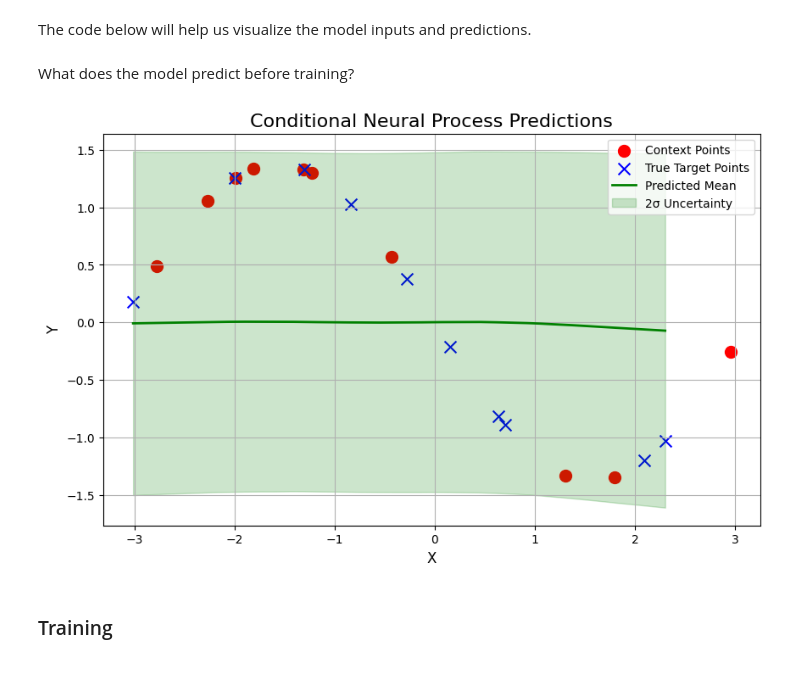
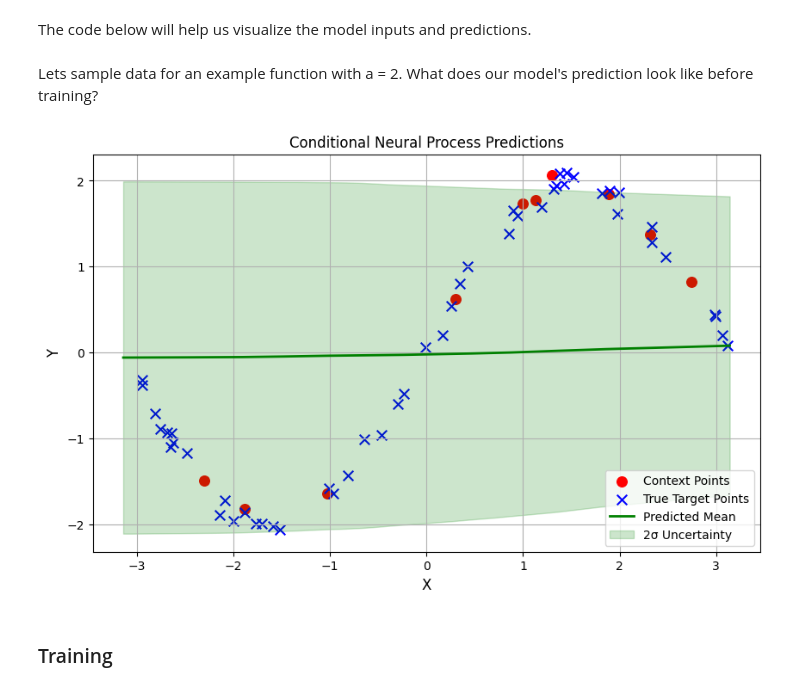
Before and after one commit to NeerjaKasture/blog, a Jupyter notebook: posts/Conditional Neural Process/CNP.ipynb, the cells around one changed output. Saved outputs shown, nothing was run; the diff lists cells and outputs as text; code cells hidden in the pictures.

```diff
--- a/posts/Conditional Neural Process/CNP.ipynb
+++ b/posts/Conditional Neural Process/CNP.ipynb
@@ -135,42 +140,46 @@ def visualize_cnp_predictions(model, context_x, context_y, target_x, target_y):
 
     with torch.no_grad():
         # Generate a dense range of x-values to plot the learned function smoothly
-        x_plot = torch.linspace(target_x.min().item(), target_x.max().item(), 500).unsqueeze(-1)
+        x_plot = torch.linspace(-np.pi, np.pi, 500, device=device).unsqueeze(-1)
+
 
         mu_pred, sigma_pred = model(context_x, context_y, x_plot)
-        context_x_np = context_x.numpy()
-        context_y_np = context_y.numpy()
-        target_x_np = target_x.numpy()
-        target_y_np = target_y.numpy()
-        x_plot_np = x_plot.numpy()
-        mu_pred_np = mu_pred.numpy()
-        sigma_pred_np = sigma_pred.numpy()
+
+        context_x_np = context_x.cpu().numpy()
+        context_y_np = context_y.cpu().numpy()
+        target_x_np = target_x.cpu().numpy()
+        target_y_np = target_y.cpu().numpy()
+        x_plot_np = x_plot.cpu().numpy()
+        mu_pred_np = mu_pred.cpu().numpy()
+        sigma_pred_np = sigma_pred.cpu().numpy()
 
     plt.figure(figsize=(10, 6))
 
-    plt.scatter(context_x_np, context_y_np, c='red', label='Context Points', marker='o', s=100)
+    plt.scatter(context_x_np, context_y_np, c='red', label='Context Points', marker='o', s=70)
+    plt.scatter(target_x_np, target_y_np, c='blue', label='True Target Points', marker='x', s=70)
 
-    plt.scatter(target_x_np, target_y_np, c='blue', label='True Target Points', marker='x', s=100)
     plt.plot(x_plot_np, mu_pred_np, color='green', linewidth=2, label='Predicted Mean')
-    plt.fill_between(x_plot_np.squeeze(),
-                     (mu_pred_np - 2 * sigma_pred_np).squeeze(),
-                     (mu_pred_np + 2 * sigma_pred_np).squeeze(),
-                     color='green', alpha=0.2, label='2σ Uncertainty')
+    plt.fill_between(
+        x_plot_np.squeeze(),
+        (mu_pred_np - 2 * sigma_pred_np).squeeze(),
+        (mu_pred_np + 2 * sigma_pred_np).squeeze(),
+        color='green', alpha=0.2, label='2σ Uncertainty'
+    )
 
-    plt.title('Conditional Neural Process Predictions', fontsize=16)
+    plt.title('Conditional Neural Process Predictions')
     plt.xlabel('X', fontsize=12)
     plt.ylabel('Y', fontsize=12)
     plt.legend()
     plt.grid(True)
     plt.show()
-# %% [markdown]
-What does the model predict before training?
-# %%
-# for i in range(5):
-x_context, y_context, x_target, y_target = create_training_data(sine)
-visualize_cnp_predictions(model,x_context,y_context,x_target,y_target)
-# %% [output]
-[figure, removed]
+# %% [markdown]
+Lets sample data for an example function with a = 2. What does our model's prediction look like before training?
+# %%
+#| echo: false
+x_context_example, y_context_example, x_target_example, y_target_example = create_training_data(sine,a=2,num_points=60,num_context=10)
+visualize_cnp_predictions(model,x_context_example,y_context_example,x_target_example,y_target_example)
+# %% [output]
+[figure, added]
 # %% [markdown]
 ### Training
 # %% [markdown]
```
Also changed, not shown: parts of 20 cells of this notebook, 29 other files.
